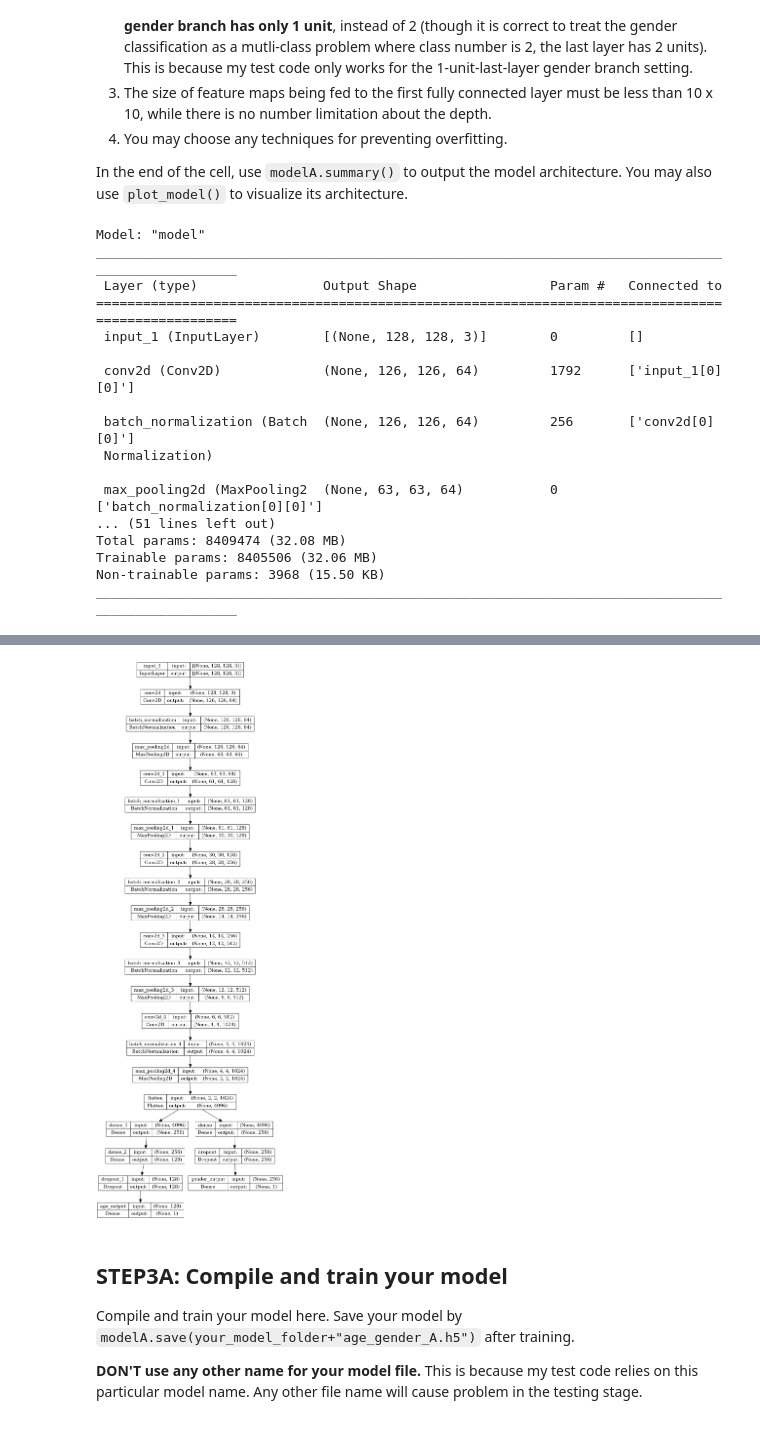
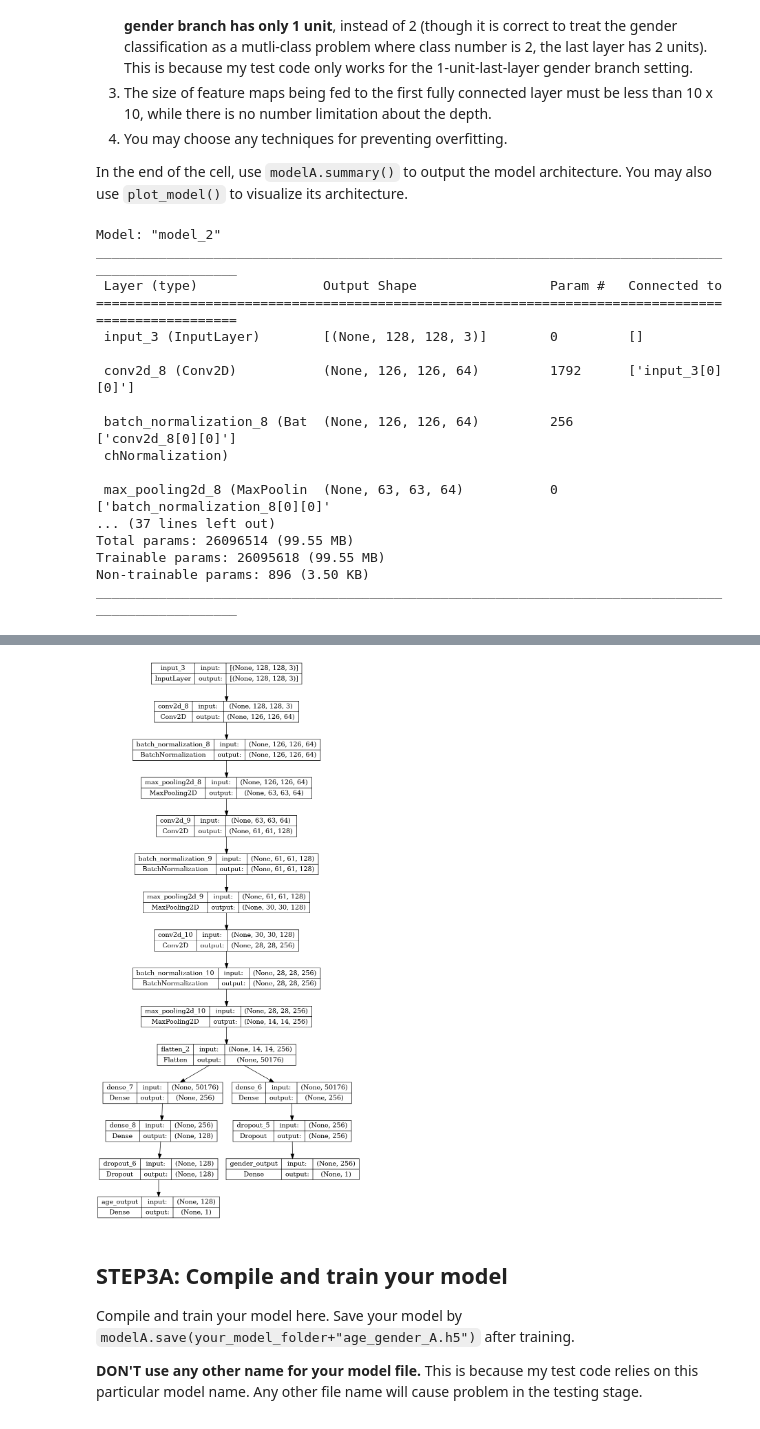
Before and after one commit to rwitobaansheikh/ML2_Coursework, a Jupyter notebook: age_gender_submit.ipynb, the cells around one changed output, grey strips where cells are left out. Drawn from its saved outputs; the diff is of its cells as text; code cells hidden in the pictures.

```diff
--- a/age_gender_submit.ipynb
+++ b/age_gender_submit.ipynb
@@ -309,13 +309,13 @@ X = Conv2D(256, (3, 3), activation='relu')(X)
 X = BatchNormalization(axis = -1)(X)
 X = MaxPooling2D((2, 2))(X)
 
-X = Conv2D(512, (3, 3), activation='relu')(X)
-X = BatchNormalization(axis = -1)(X)
-X = MaxPooling2D((2, 2))(X)
+# X = Conv2D(512, (3, 3), activation='relu')(X)
+# X = BatchNormalization(axis = -1)(X)
+# X = MaxPooling2D((2, 2))(X)
 
-X = Conv2D(1024, (3, 3), activation='relu')(X)
-X = BatchNormalization(axis = -1)(X)
-X = MaxPooling2D((2, 2))(X)
+# X = Conv2D(1024, (3, 3), activation='relu')(X)
+# X = BatchNormalization(axis = -1)(X)
+# X = MaxPooling2D((2, 2))(X)
 
 #X = Dropout(0.4)(X)
 X = Flatten()(X)
@@ -333,20 +333,20 @@ modelA.summary()
 from tensorflow.keras.utils import plot_model
 plot_model(modelA, show_shapes=True)
 # %% [output]
-Model: "model"
+Model: "model_2"
 __________________________________________________________________________________________________
  Layer (type)                Output Shape                 Param #   Connected to
 ==================================================================================================
- input_1 (InputLayer)        [(None, 128, 128, 3)]        0         []
+ input_3 (InputLayer)        [(None, 128, 128, 3)]        0         []
 
- conv2d (Conv2D)             (None, 126, 126, 64)         1792      ['input_1[0][0]']
+ conv2d_8 (Conv2D)           (None, 126, 126, 64)         1792      ['input_3[0][0]']
 
- batch_normalization (Batch  (None, 126, 126, 64)         256       ['conv2d[0][0]']
- Normalization)
+ batch_normalization_8 (Bat  (None, 126, 126, 64)         256       ['conv2d_8[0][0]']
+ chNormalization)
 
- max_pooling2d (MaxPooling2  (None, 63, 63, 64)           0         ['batch_normalization[0][0]']
-... (51 lines left out)
-Total params: 8409474 (32.08 MB)
-Trainable params: 8405506 (32.06 MB)
-Non-trainable params: 3968 (15.50 KB)
+ max_pooling2d_8 (MaxPoolin  (None, 63, 63, 64)           0         ['batch_normalization_8[0][0]'
+... (37 lines left out)
+Total params: 26096514 (99.55 MB)
+Trainable params: 26095618 (99.55 MB)
+Non-trainable params: 896 (3.50 KB)
 __________________________________________________________________________________________________
@@ -367,4 +353,4 @@ Your kernel may have been built without NUMA support.
-[figure, old version]
+[figure, new version]
 # %% [markdown]
 ## STEP3A: Compile and train your model
 Compile and train your model here.
```
Also changed, not shown: parts of 7 cells of this notebook, 1 other file.
